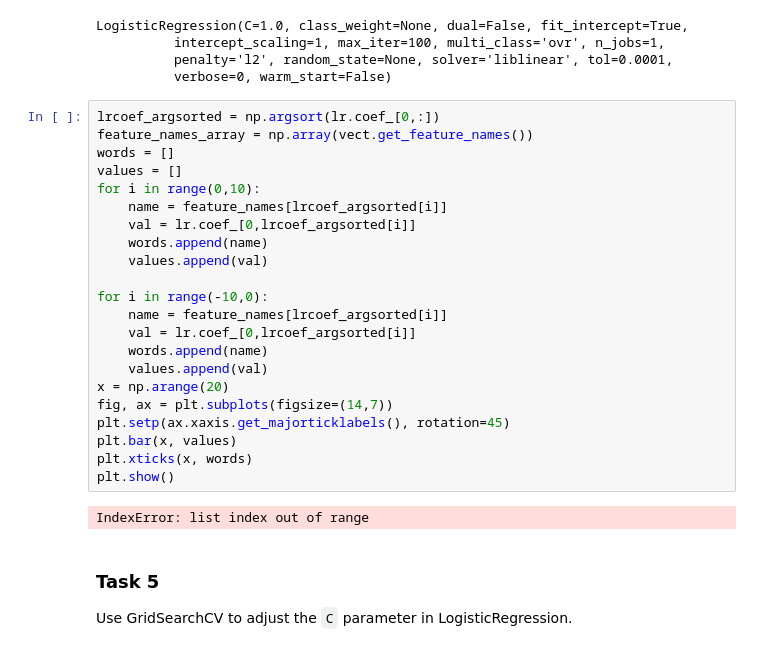
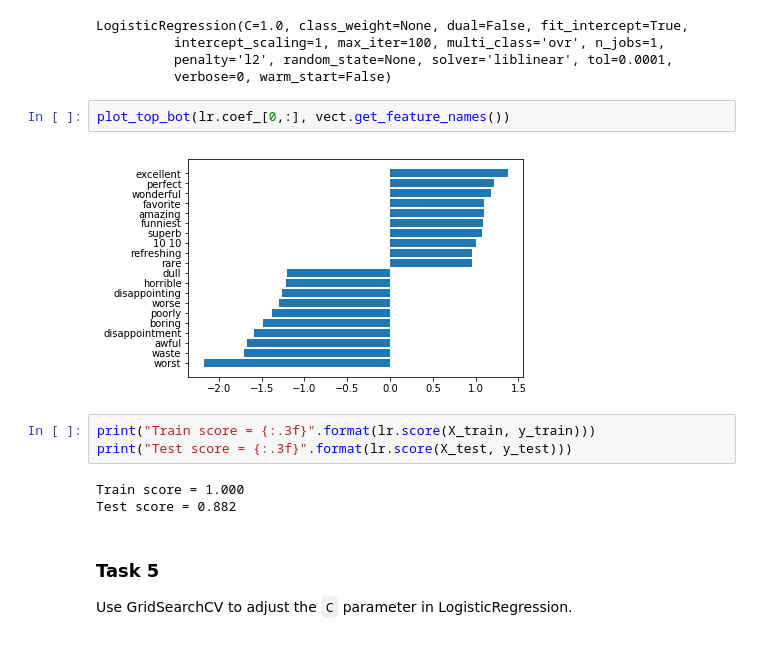
Before and after one commit to Larry201608/Columbia-Data-Science-Bootcamp, a Jupyter notebook: notebooks/day4-lab2-natural-language-processing.ipynb, the cells around one changed output. Cells and saved outputs as stored; diff of their text form.

```diff
--- a/notebooks/day4-lab2-natural-language-processing.ipynb
+++ b/notebooks/day4-lab2-natural-language-processing.ipynb
@@ -257,30 +236,16 @@ LogisticRegression(C=1.0, class_weight=None, dual=False, fit_intercept=True,
           intercept_scaling=1, max_iter=100, multi_class='ovr', n_jobs=1,
           penalty='l2', random_state=None, solver='liblinear', tol=0.0001,
           verbose=0, warm_start=False)
-# %%
-lrcoef_argsorted = np.argsort(lr.coef_[0,:])
-feature_names_array = np.array(vect.get_feature_names())
-words = []
-values = []
-for i in range(0,10):
-    name = feature_names[lrcoef_argsorted[i]]
-    val = lr.coef_[0,lrcoef_argsorted[i]]
-    words.append(name)
-    values.append(val)
-
-for i in range(-10,0):
-    name = feature_names[lrcoef_argsorted[i]]
-    val = lr.coef_[0,lrcoef_argsorted[i]]
-    words.append(name)
-    values.append(val)
-x = np.arange(20)
-fig, ax = plt.subplots(figsize=(14,7))
-plt.setp(ax.xaxis.get_majorticklabels(), rotation=45)
-plt.bar(x, values)
-plt.xticks(x, words)
-plt.show()
-# %% [output]
-IndexError: list index out of range
+# %%
+plot_top_bot(lr.coef_[0,:], vect.get_feature_names())
+# %% [output]
+[figure, added]
+# %%
+print("Train score = {:.3f}".format(lr.score(X_train, y_train)))
+print("Test score = {:.3f}".format(lr.score(X_test, y_test)))
+# %% [output]
+Train score = 1.000
+Test score = 0.882
 # %% [markdown]
 ### Task 5
 Use GridSearchCV to adjust the ``C`` parameter in LogisticRegression.
```
Also changed, not shown: parts of 16 cells of this notebook.
